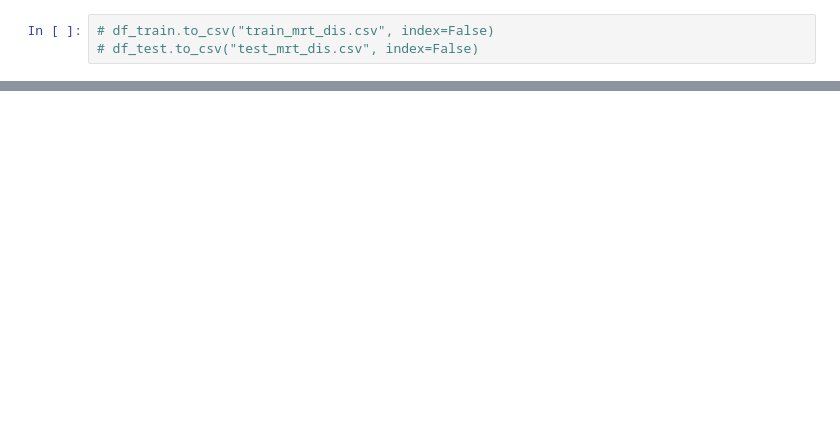
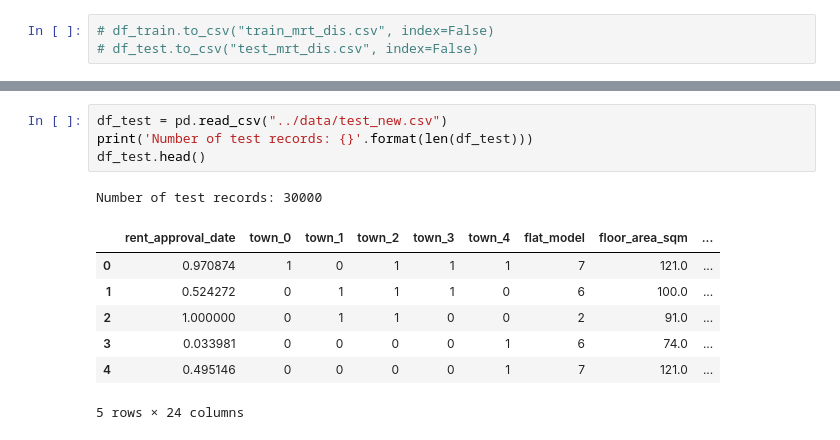
Before and after one commit to StephanieMussi/5228-group21-project, a Jupyter notebook: experiments/lhq.ipynb, the cells around one changed output, grey strips where cells are left out. Cells and saved outputs as stored; diff of their text form; blank space fills up the shorter version.

```diff
--- a/experiments/lhq.ipynb
+++ b/experiments/lhq.ipynb
@@ -170,0 +143,13 @@ df_test.head()
+# %%
+df_test = pd.read_csv("../data/test_new.csv")
+print('Number of test records: {}'.format(len(df_test)))
+df_test.head()
+# %% [output]
+Number of test records: 30000
+|  | rent_approval_date | town_0 | town_1 | town_2 | town_3 | town_4 | flat_model | floor_area_sqm | ... |
+| 0 | 0.970874 | 1 | 0 | 1 | 1 | 1 | 7 | 121.0 | ... |
+| 1 | 0.524272 | 0 | 1 | 1 | 1 | 0 | 6 | 100.0 | ... |
+| 2 | 1.000000 | 0 | 1 | 1 | 0 | 0 | 2 | 91.0 | ... |
+| 3 | 0.033981 | 0 | 0 | 0 | 0 | 1 | 6 | 74.0 | ... |
+| 4 | 0.495146 | 0 | 0 | 0 | 0 | 1 | 7 | 121.0 | ... |
+5 rows × 24 columns
```
Also changed, not shown: parts of 12 cells of this notebook, 1 other file.
